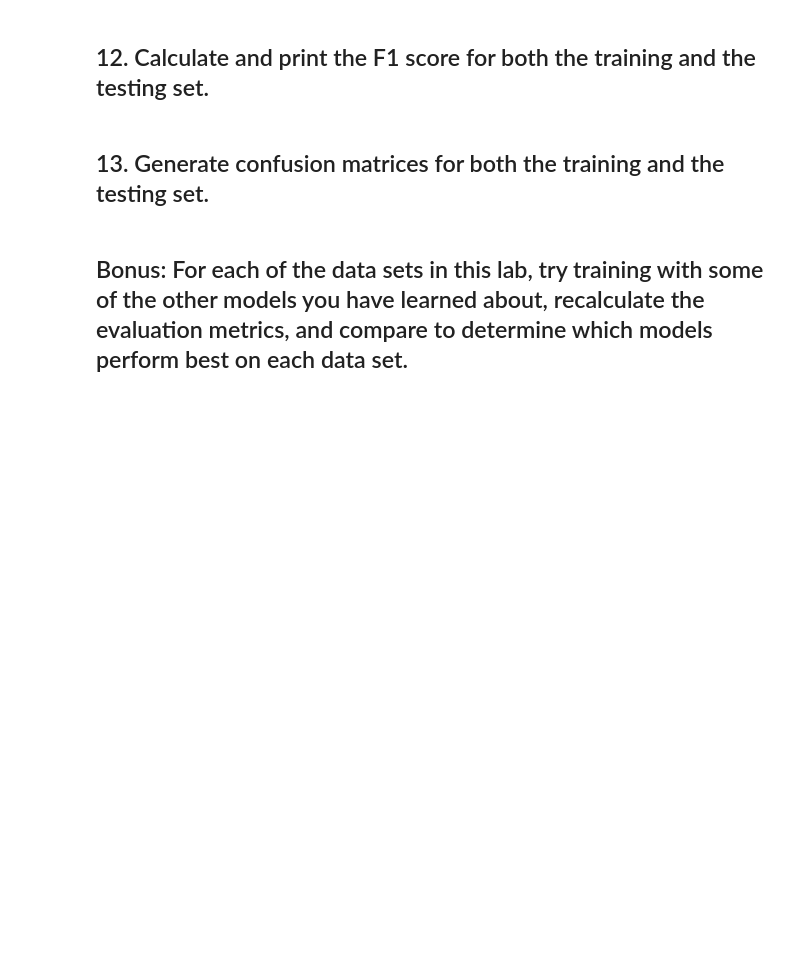
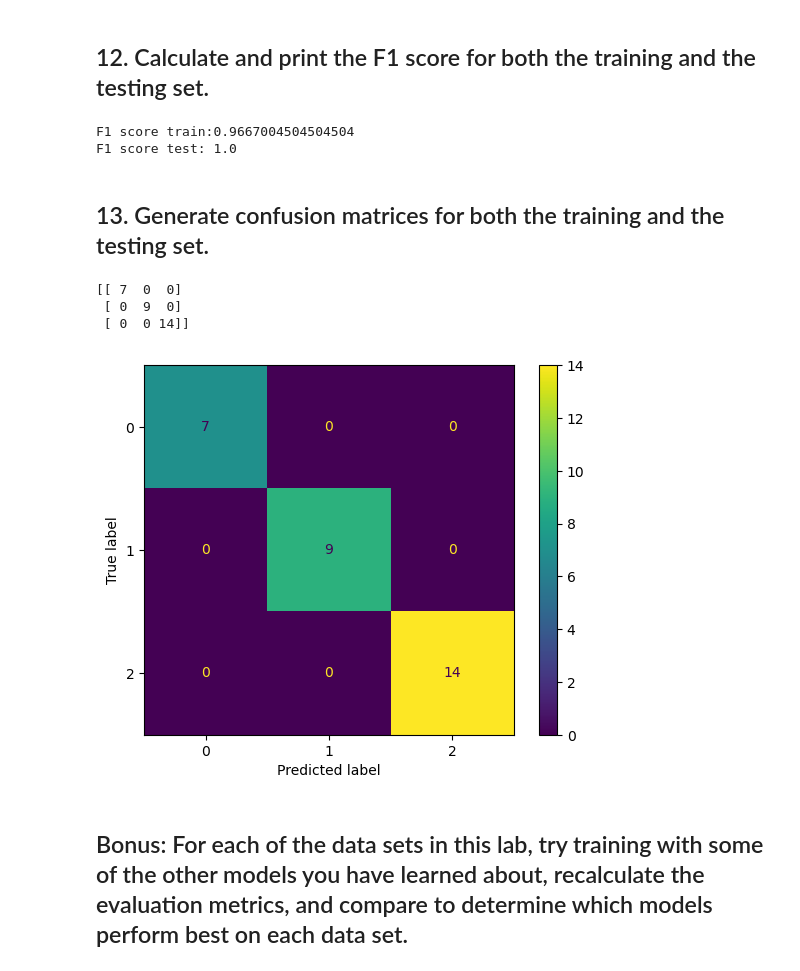
Before and after one commit to cerrmcneel/lab-evaluation-en, a Jupyter notebook: your-code/main.ipynb, the cells around one changed output. Drawn from its saved outputs; the diff is of its cells as text; code cells hidden in the pictures; blank space fills up the shorter version.

```diff
--- a/your-code/main.ipynb
+++ b/your-code/main.ipynb
@@ -201,2 +213,12 @@ pre_train= precision_score(y_train, train_pred, average=)
+# %%
+from sklearn.metrics import f1_score
+f1_train = f1_score(y_train, train_pred, average='weighted')
+f1_test = f1_score(y_test, test_pred, average='weighted')
+
+print(f'F1 score train:{f1_train}')
+print(f'F1 score test: {f1_test}')
+# %% [output]
+F1 score train:0.9667004504504504
+F1 score test: 1.0
 # %% [markdown]
 ## 13. Generate confusion matrices for both the training and the testing set.
@@ -205,3 +225,17 @@ pre_train= precision_score(y_train, train_pred, average=)
+# %%
+from sklearn.metrics import confusion_matrix
+print(confusion_matrix(y_test, test_pred))
+# %% [output]
+[[ 7  0  0]
+ [ 0  9  0]
+ [ 0  0 14]]
+# %%
+from sklearn.metrics import ConfusionMatrixDisplay
+import matplotlib.pyplot as plt
+disp = ConfusionMatrixDisplay.from_predictions(y_test, test_pred)
+plt.show()
+# %% [output]
+[figure, added]
 # %% [markdown]
 ## Bonus: For each of the data sets in this lab, try training with some of the other models you have learned about, recalculate the evaluation metrics, and compare to determine which models perform best on each data set.
 # %%
```
Also changed, not shown: parts of 6 cells of this notebook.
